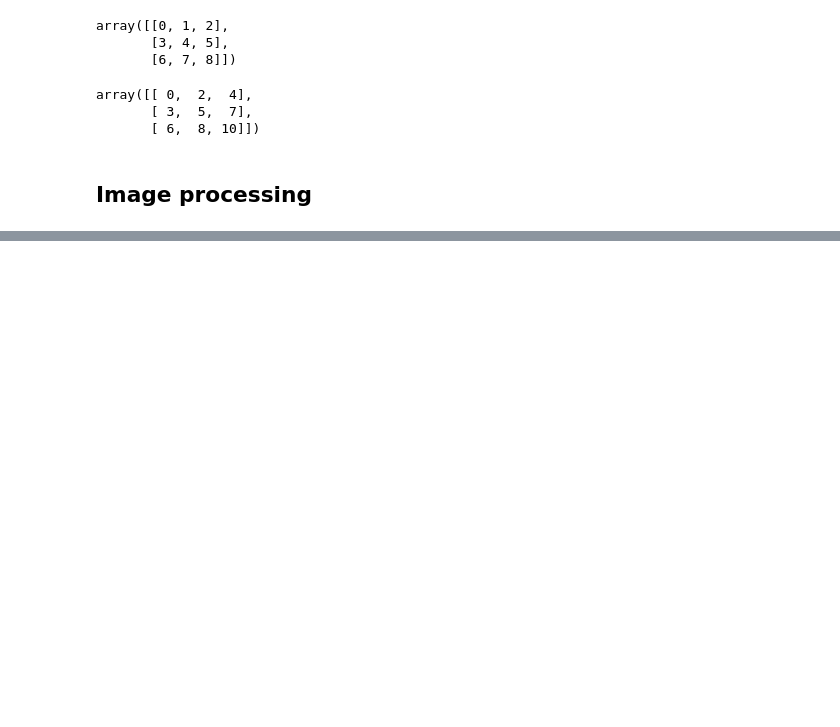
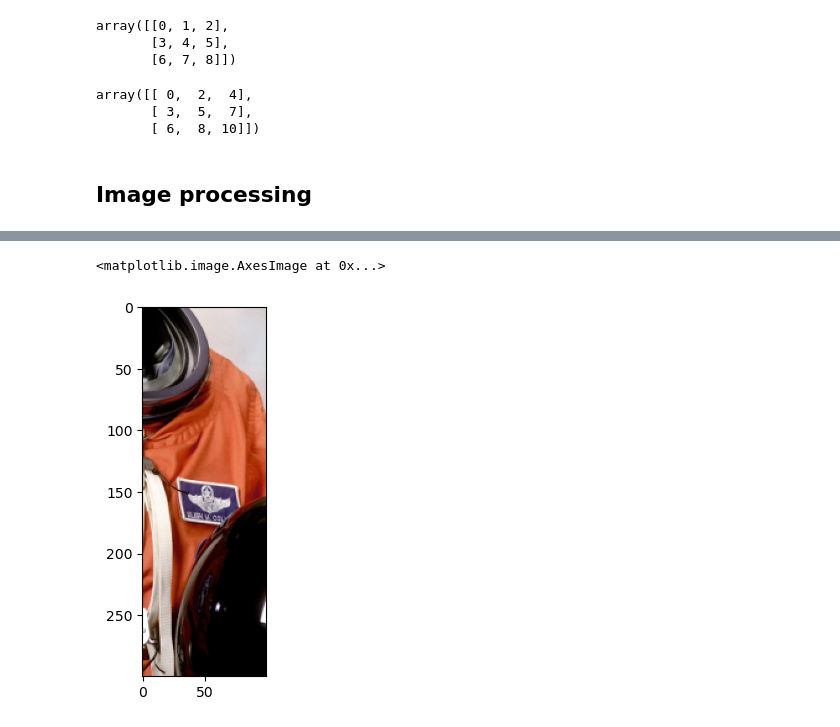
Before and after one commit to srikanthpragada/DS_15_DEC_2025, a Jupyter notebook: numpy/numpy_demo.ipynb, the cells around one changed output, grey strips where cells are left out. Cells and saved outputs as stored; diff of their text form; code cells hidden in the pictures; blank space fills up the shorter version.

```diff
--- a/numpy/numpy_demo.ipynb
+++ b/numpy/numpy_demo.ipynb
@@ -1500,4 +1496,5 @@ from scipy import misc
+# %%
+img = imageio.imread(r"c:/classroom/dec15/images/astronaut.png")
 # %%
-img = misc.face()
 type(img), img.shape, img.size
 # %% [output]
@@ -1525,5 +1539,8 @@ plt.imshow(newimg)
 # %%
-face = img[200:500, 450:850]
+part1 = img[200:500, 250:350]
 # %%
-plt.imshow(face)
+plt.imshow(part1)
+# %% [output]
+<matplotlib.image.AxesImage at 0x...>
+[figure, added]
 # %%
```
Also changed, not shown: parts of 23 cells of this notebook, 2 other files.
